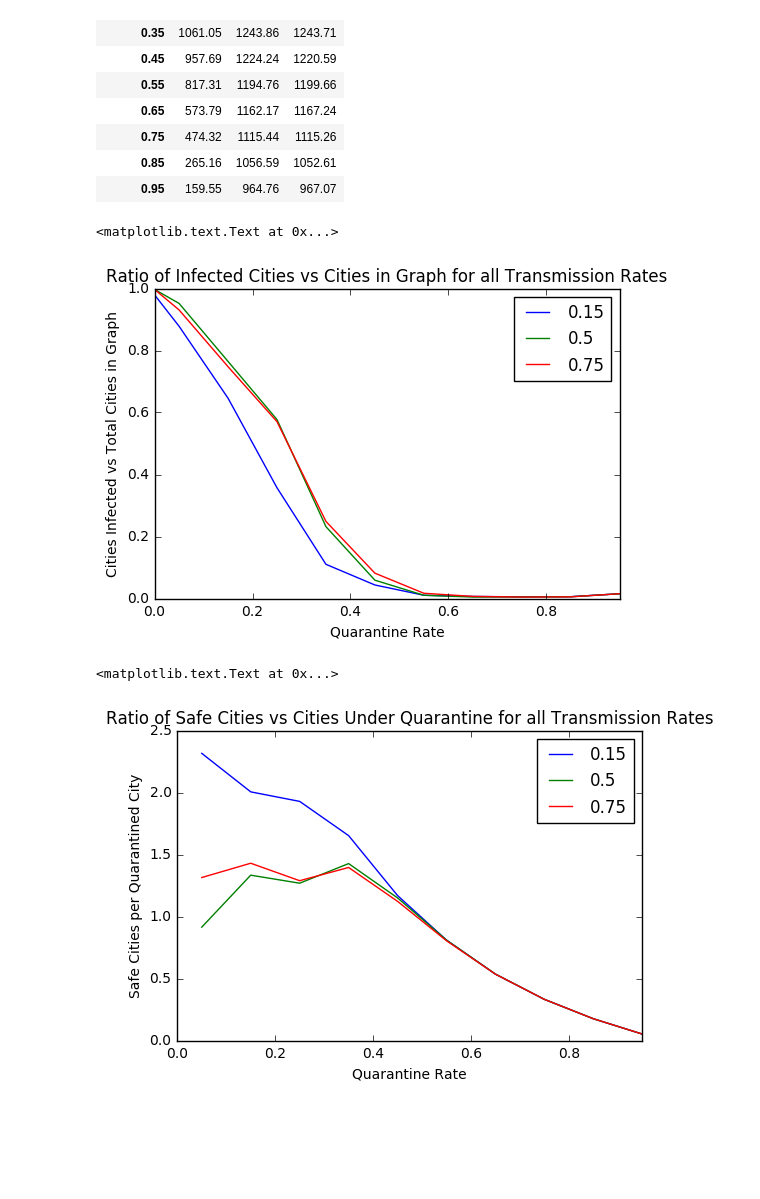
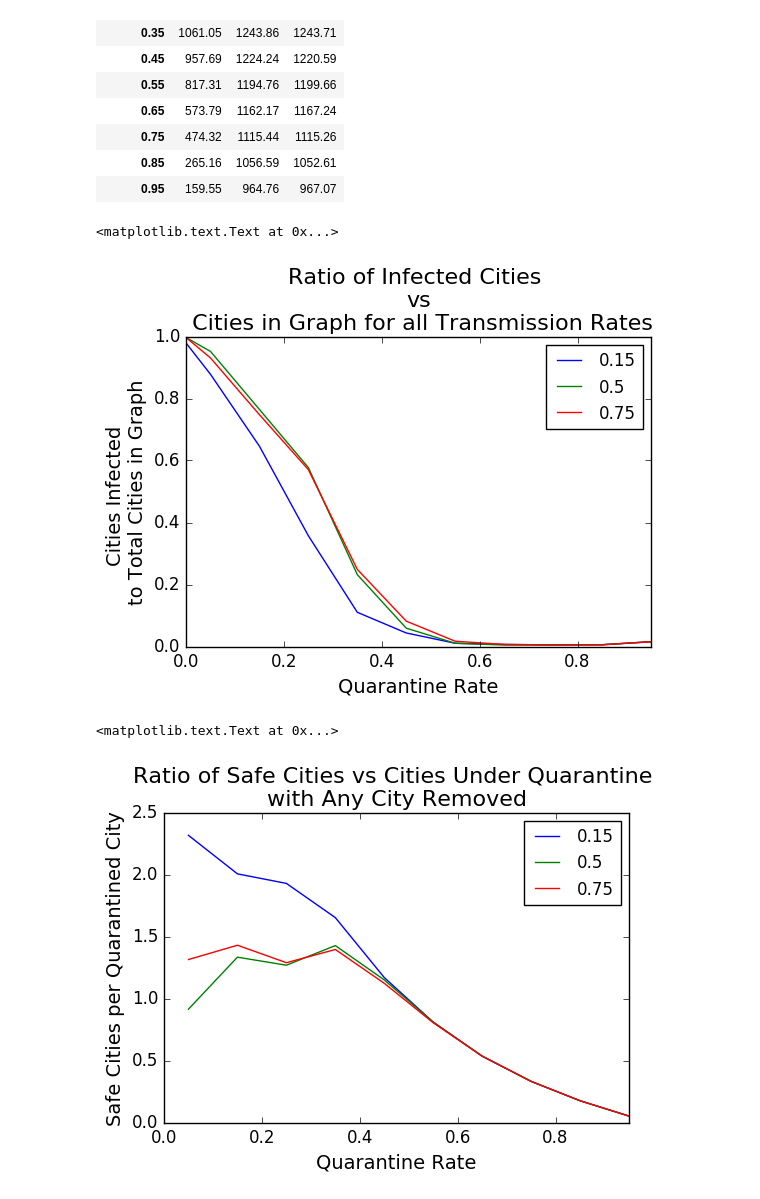
Before and after one commit to LucyWilcox/Plague, a Jupyter notebook: code/csv_plotting.ipynb, the cells around one changed output. Cells and saved outputs as stored; diff of their text form; code cells hidden in the pictures; blank space fills up the shorter version.

Commit message:
Updating plots, adding comments

```diff
--- a/code/csv_plotting.ipynb
+++ b/code/csv_plotting.ipynb
@@ -139,5 +149,9 @@ Name: total_infections, dtype: float64
 # %%
 def make_means(df):
+    """ Given a dataframe with transmission rates of 0.15, 0.5,
+    and 0.75, returns a new dataframe of the average number
+    of cities infected for each transmission rate.
+    """
     df_means = pd.DataFrame()
     trans_rates = [0.15, 0.5, 0.75]
     for rate in trans_rates:
@@ -187,10 +204,10 @@ cities_infected_vs_cities_in_graph[.5] = df_means[.5] / (1300 * (1 - df_means.in
 cities_infected_vs_cities_in_graph[.75] = df_means[.75] / (1300 * (1 - df_means.index))
 # %%
 cities_infected_vs_cities_in_graph.plot()
-plt.title('Ratio of Infected Cities vs Cities in Graph for all Transmission Rates')
-plt.ylabel("Cities Infected vs Total Cities in Graph")
+plt.title('Ratio of Infected Cities \nvs\n Cities in Graph for all Transmission Rates')
+plt.ylabel("Cities Infected \nto Total Cities in Graph")
 plt.xlabel("Quarantine Rate")
 # %% [output]
 <matplotlib.text.Text at 0x...>
-[figure, old version]
+[figure, new version]
 # %%
@@ -200,9 +221,9 @@ cities_safe_per_city_removed[.5] = ((1300 - df_means[.5])- (1300 * df_means.inde
 cities_safe_per_city_removed[.75] = ((1300 - df_means[.75]) - (1300 * df_means.index)) / (1300 * df_means.index)
 # %%
 cities_safe_per_city_removed.plot()
-plt.title('Ratio of Safe Cities vs Cities Under Quarantine for all Transmission Rates')
+plt.title('Ratio of Safe Cities vs Cities Under Quarantine \nwith Any City Removed')
 plt.ylabel("Safe Cities per Quarantined City")
 plt.xlabel("Quarantine Rate")
 # %% [output]
 <matplotlib.text.Text at 0x...>
-[figure, old version]
+[figure, new version]
```
Also changed, not shown: parts of 30 cells of this notebook, 7 other files.
